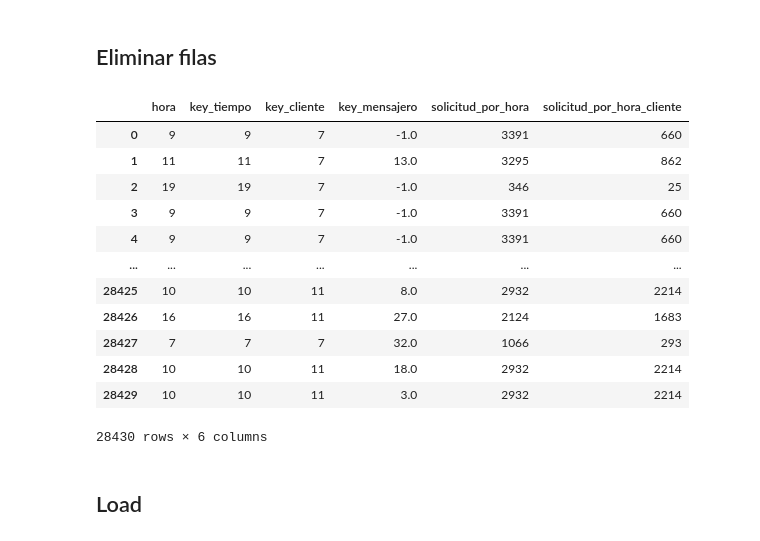
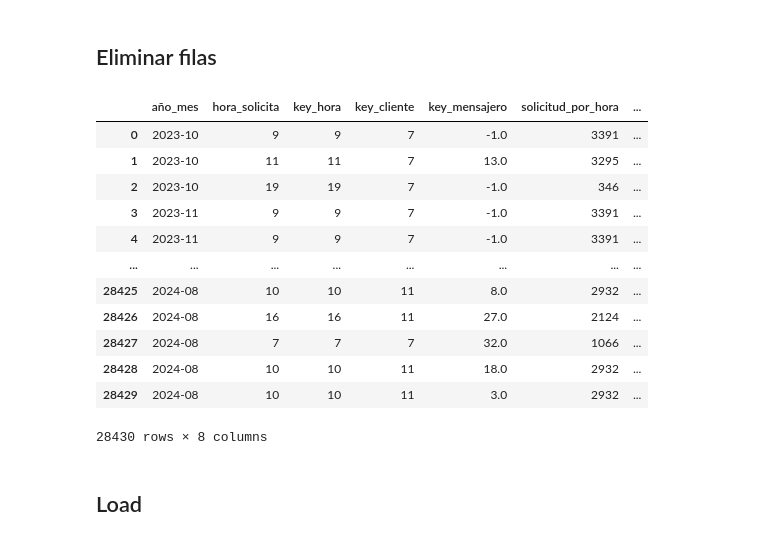
Before and after one commit to JabColV/datascience_project, a Jupyter notebook: segunda_entrega/hecho_servicio_hora.ipynb, the cells around one changed output. Saved outputs shown, nothing was run; the diff lists cells and outputs as text; code cells hidden in the pictures.

Commit message:
todo hecho y por revisar
:D

```diff
--- a/segunda_entrega/hecho_servicio_hora.ipynb
+++ b/segunda_entrega/hecho_servicio_hora.ipynb
@@ -24,7 +27,8 @@ olap_conn = create_engine(url_db)
 # %%
 cliente = pd.read_sql_table('dim_cliente', etl_conn)
 mensajero = pd.read_sql_table('dim_mensajero', etl_conn)
-tiempo = pd.read_sql_table('dim_tiempo', etl_conn)
+hora = pd.read_sql_table('dim_hora', etl_conn)
+fecha = pd.read_sql_table('dim_fecha', etl_conn)
 servicio = pd.read_sql_table("mensajeria_servicio",url_db)
 # %%
 total_nan = servicio.isna().sum()
@@ -50,21 +54,34 @@ dtype: int64
 # %% [markdown]
 ## Transformation
 # %%
-tiempo_unique = tiempo[["hour", "key_tiempo"]].drop_duplicates(subset=["hour"])
+print(hora.columns)
+tiempo_unique = hora[["hora", "key_hora"]].drop_duplicates(subset=["hora"])
 
 
 # Convertir 'hora_solicitud' a string en el formato HH:MM:SS
 # Convertir 'hora_solicitud' a datetime
 servicio["hora_solicitud"] = pd.to_datetime(servicio["hora_solicitud"], format='%H:%M:%S')
 
+tiempo_unique["hora"] = pd.to_datetime(tiempo_unique["hora"], format='%H:%M:%S').dt.hour
 
 # Extraer la hora como un entero (1-24)
-servicio["hora"] = servicio["hora_solicitud"].dt.hour
+servicio["hora_solicita"] = servicio["hora_solicitud"].dt.hour
 
-servicio = servicio[["id", "hora", "cliente_id", "mensajero_id"]]
+# Convertir 'fecha_solicitud' a datetime si aún no lo está
+servicio["fecha_solicitud"] = pd.to_datetime(servicio["fecha_solicitud"])
+
+# Crear la columna 'month_year' en formato 'YYYY-MM' para representar el año y el mes
+servicio["año_mes"] = servicio["fecha_solicitud"].dt.to_period("M").astype(str)
+
+servicio = servicio[["id","año_mes", "hora_solicita", "cliente_id", "mensajero_id"]]
 servicio.fillna(-1, inplace=True)
 
+# Convertir ambas columnas a tipo int para asegurar la coincidencia
+print(hora["hora"].dtype)
+# Convertir 'hora' en tiempo_unique al tipo datetime y extraer la hora como un entero
+
+
 # Hacer el merge asegurando que coincidan
-hecho_servicio_hora = pd.merge(servicio, tiempo_unique[["hour", "key_tiempo"]], left_on="hora", right_on="hour", how="left")
+hecho_servicio_hora = pd.merge(servicio, tiempo_unique[["hora", "key_hora"]], left_on="hora_solicita", right_on="hora", how="left")
 hecho_servicio_hora.head(5)
 # %% [output]
@@ -123,0 +145,8 @@ print(len(hecho_servicio_hora))
+# %%
+
+
+solicitudes_por_hora_mes = hecho_servicio_hora.groupby(["año_mes", "hora_solicita"]).size().reset_index(name="solicitud_por_hora_mes")
+hecho_servicio_hora = hecho_servicio_hora.merge(solicitudes_por_hora_mes, on=["año_mes", "hora_solicita"], how="left")
+
+# Revisar los primeros datos ordenados
+print(hecho_servicio_hora.head(10))
@@ -124,9 +165,11 @@ print(len(hecho_servicio_hora))
 # %% [markdown]
 ## Solicitud_por_hora_cliente
 # %%
+print(hecho_servicio_hora.columns)
+
 # Contar solicitudes por cada 'key_tiempo' y 'key_cliente'
-solicitud_por_hora_cliente = hecho_servicio_hora.groupby(["key_tiempo","key_cliente"]).size().reset_index(name="solicitud_por_hora_cliente")
+solicitud_por_hora_cliente = hecho_servicio_hora.groupby(["key_hora","key_cliente"]).size().reset_index(name="solicitud_por_hora_cliente")
 # Hacer merge para agregar la columna 'solicitud_por_mes' al DataFrame original
-hecho_servicio_hora = hecho_servicio_hora.merge(solicitud_por_hora_cliente, on=["key_cliente", "key_tiempo"], how="left")
+hecho_servicio_hora = hecho_servicio_hora.merge(solicitud_por_hora_cliente, on=["key_cliente", "key_hora"], how="left")
 hecho_servicio_hora.head(5)
 # %% [output]
@@ -155,22 +199,22 @@ hecho_servicio_mensual.head(6)
 # %% [markdown]
 ## Eliminar filas
 # %%
-hecho_servicio_hora.drop(columns=["id","cliente_id","mensajero_id","hour"], inplace=True)
+hecho_servicio_hora.drop(columns=["id","cliente_id","mensajero_id","hora"], inplace=True)
 hecho_servicio_hora
 # %% [output]
-|  | hora | key_tiempo | key_cliente | key_mensajero | solicitud_por_hora | solicitud_por_hora_cliente |
-| 0 | 9 | 9 | 7 | -1.0 | 3391 | 660 |
-| 1 | 11 | 11 | 7 | 13.0 | 3295 | 862 |
-| 2 | 19 | 19 | 7 | -1.0 | 346 | 25 |
-| 3 | 9 | 9 | 7 | -1.0 | 3391 | 660 |
-| 4 | 9 | 9 | 7 | -1.0 | 3391 | 660 |
-| ... | ... | ... | ... | ... | ... | ... |
-| 28425 | 10 | 10 | 11 | 8.0 | 2932 | 2214 |
-| 28426 | 16 | 16 | 11 | 27.0 | 2124 | 1683 |
-| 28427 | 7 | 7 | 7 | 32.0 | 1066 | 293 |
-| 28428 | 10 | 10 | 11 | 18.0 | 2932 | 2214 |
-| 28429 | 10 | 10 | 11 | 3.0 | 2932 | 2214 |
+|  | año_mes | hora_solicita | key_hora | key_cliente | key_mensajero | solicitud_por_hora | ... |
+| 0 | 2023-10 | 9 | 9 | 7 | -1.0 | 3391 | ... |
+| 1 | 2023-10 | 11 | 11 | 7 | 13.0 | 3295 | ... |
+| 2 | 2023-10 | 19 | 19 | 7 | -1.0 | 346 | ... |
+| 3 | 2023-11 | 9 | 9 | 7 | -1.0 | 3391 | ... |
+| 4 | 2023-11 | 9 | 9 | 7 | -1.0 | 3391 | ... |
+| ... | ... | ... | ... | ... | ... | ... | ... |
+| 28425 | 2024-08 | 10 | 10 | 11 | 8.0 | 2932 | ... |
+| 28426 | 2024-08 | 16 | 16 | 11 | 27.0 | 2124 | ... |
+| 28427 | 2024-08 | 7 | 7 | 7 | 32.0 | 1066 | ... |
+| 28428 | 2024-08 | 10 | 10 | 11 | 18.0 | 2932 | ... |
+| 28429 | 2024-08 | 10 | 10 | 11 | 3.0 | 2932 | ... |
-28430 rows × 6 columns
+28430 rows × 8 columns
 # %% [markdown]
 ## Load
 # %%
```
Also changed, not shown: parts of 9 cells of this notebook, 6 other files.
